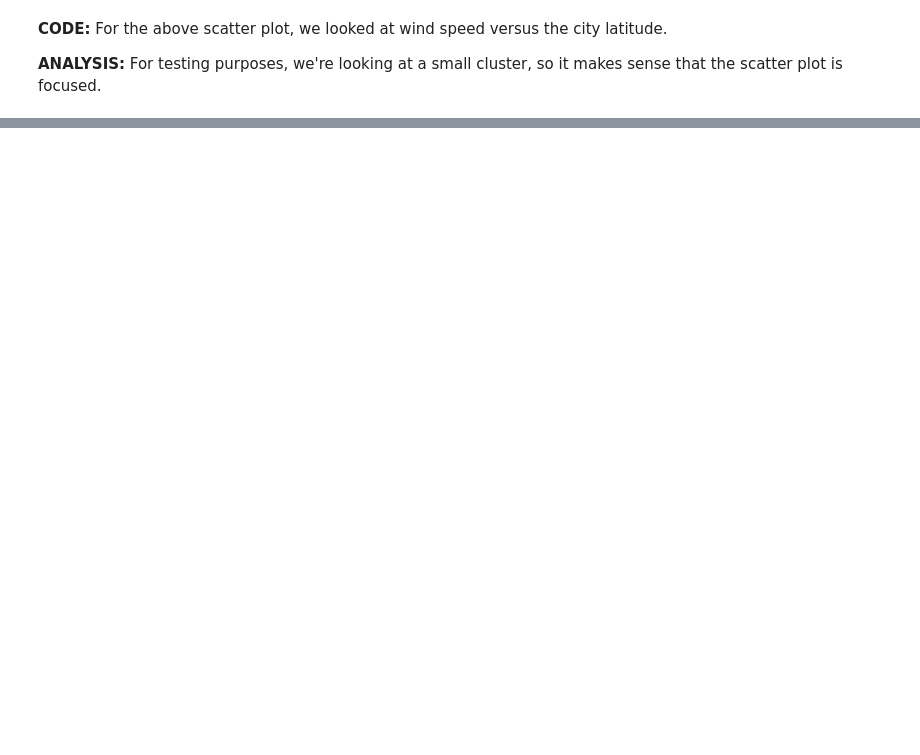
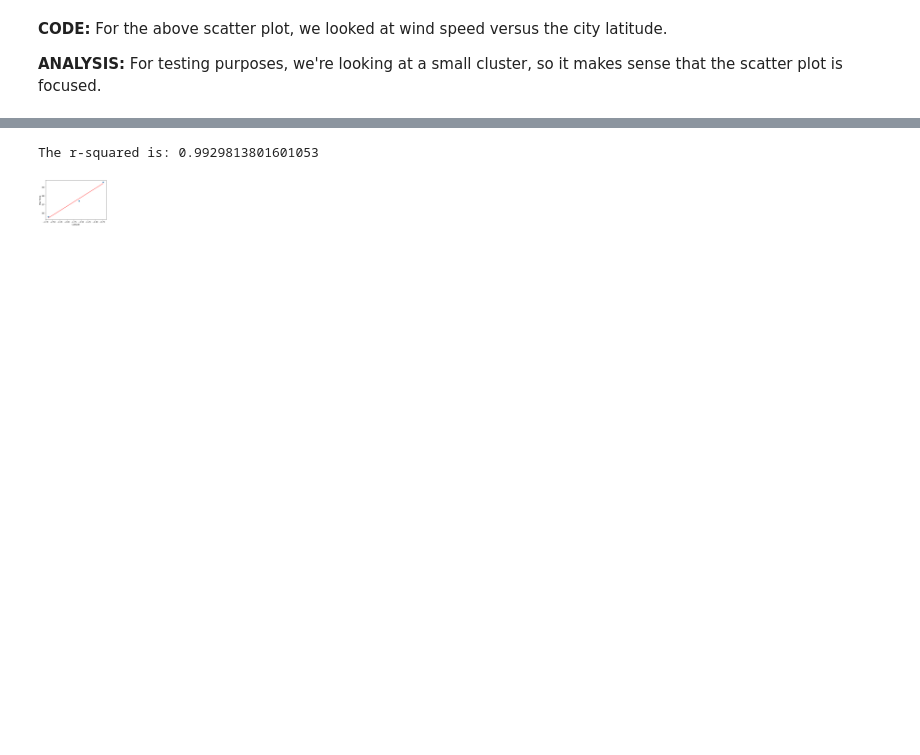
Before and after one commit to VallieTracy/Global-Weather-Analysis, a Jupyter notebook: WeatherPy/WeatherPy.ipynb, the cells around one changed output, grey strips where cells are left out. Drawn from its saved outputs; the diff is of its cells as text; code cells hidden in the pictures; blank space fills up the shorter version.

```diff
--- a/WeatherPy/WeatherPy.ipynb
+++ b/WeatherPy/WeatherPy.ipynb
@@ -343,0 +379,18 @@ The r-squared is: -0.9934764142210988
+# %%
+#create Plot
+plt.scatter(x_values,y_values)
+plt.plot(x_values,regress_values,"r-")
+
+#label plot and annotate the line equation
+plt.xlabel('Latitude')
+plt.ylabel('Max Temp')
+plt.annotate(line_eq,(8,25),fontsize=15,color="red")
+
+# Print r square value
+print(f"The r-squared is: {rvalue}")
+
+# Show plot
+plt.show()
+# %% [output]
+The r-squared is: 0.9929813801601053
+[figure, added]
```
Also changed, not shown: parts of 28 cells of this notebook, 9 other files.
